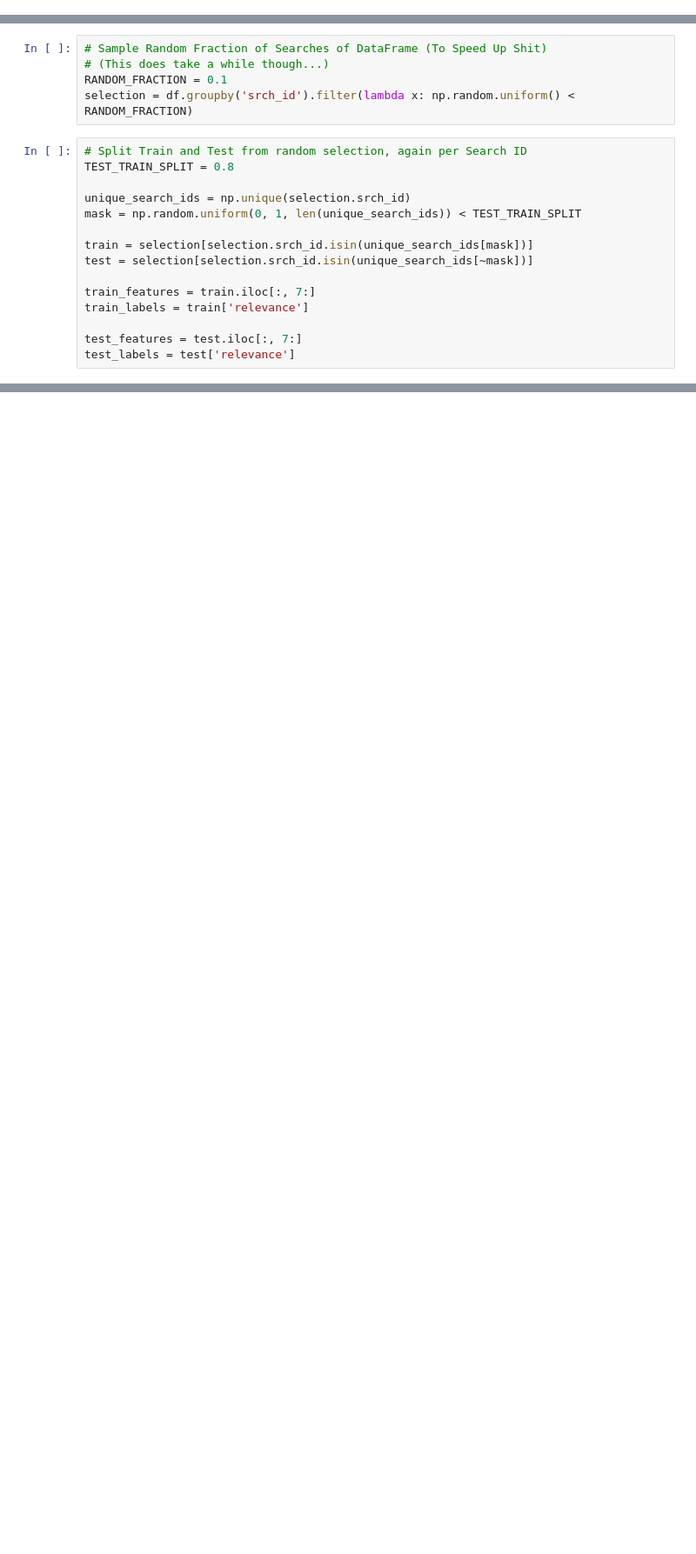
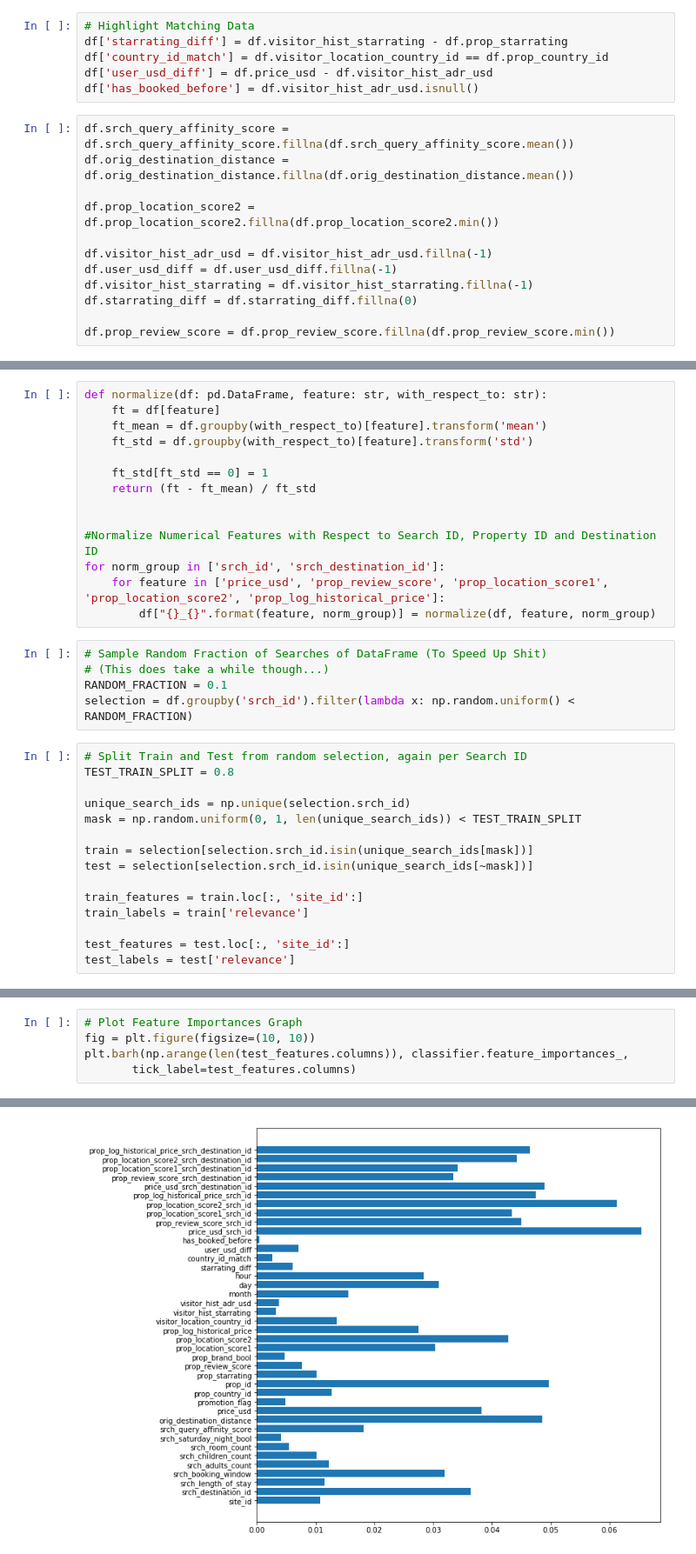
Before and after one commit to popoiopo/dataMining, a Jupyter notebook: Model_v3.ipynb, the cells around one changed output, grey strips where cells are left out. Shown at 87% size. Cells and saved outputs as stored; diff of their text form; blank space fills up the shorter version.

```diff
--- a/Model_v3.ipynb
+++ b/Model_v3.ipynb
@@ -117 +103,19 @@ visitor_hist_usd[np.isnan(visitor_hist_usd)] = -1
+# %%
+# Highlight Matching Data
+df['starrating_diff'] = df.visitor_hist_starrating - df.prop_starrating
+df['country_id_match'] = df.visitor_location_country_id == df.prop_country_id
+df['user_usd_diff'] = df.price_usd - df.visitor_hist_adr_usd
+df['has_booked_before'] = df.visitor_hist_adr_usd.isnull()
+# %%
+df.srch_query_affinity_score = df.srch_query_affinity_score.fillna(df.srch_query_affinity_score.mean())
+df.orig_destination_distance = df.orig_destination_distance.fillna(df.orig_destination_distance.mean())
+
+df.prop_location_score2 = df.prop_location_score2.fillna(df.prop_location_score2.min())
+
+df.visitor_hist_adr_usd = df.visitor_hist_adr_usd.fillna(-1)
+df.user_usd_diff = df.user_usd_diff.fillna(-1)
+df.visitor_hist_starrating = df.visitor_hist_starrating.fillna(-1)
+df.starrating_diff = df.starrating_diff.fillna(0)
+
+df.prop_review_score = df.prop_review_score.fillna(df.prop_review_score.min())
 # %%
@@ -143,3 +144,17 @@ random_bool                    :)
+# %%
+def normalize(df: pd.DataFrame, feature: str, with_respect_to: str):
+    ft = df[feature]
+    ft_mean = df.groupby(with_respect_to)[feature].transform('mean')
+    ft_std = df.groupby(with_respect_to)[feature].transform('std')
+
+    ft_std[ft_std == 0] = 1
+    return (ft - ft_mean) / ft_std
+
+
+#Normalize Numerical Features with Respect to Search ID, Property ID and Destination ID
+for norm_group in ['srch_id', 'srch_destination_id']:
+    for feature in ['price_usd', 'prop_review_score', 'prop_location_score1', 'prop_location_score2', 'prop_log_historical_price']:
+        df["{}_{}".format(feature, norm_group)] = normalize(df, feature, norm_group)
 # %%
 # Sample Random Fraction of Searches of DataFrame (To Speed Up Shit)
 # (This does take a while though...)
@@ -155,10 +170,10 @@ mask = np.random.uniform(0, 1, len(unique_search_ids)) < TEST_TRAIN_SPLIT
 train = selection[selection.srch_id.isin(unique_search_ids[mask])]
 test = selection[selection.srch_id.isin(unique_search_ids[~mask])]
 
-train_features = train.iloc[:, 7:]
+train_features = train.loc[:, 'site_id':]
 train_labels = train['relevance']
 
-test_features = test.iloc[:, 7:]
+test_features = test.loc[:, 'site_id':]
 test_labels = test['relevance']
 # %%
 from sklearn.ensemble import RandomForestRegressor
@@ -196,0 +209,6 @@ plt.barh(np.arange(len(test_features.columns)), classifier.feature_importances_,
+# %%
+# Plot Feature Importances Graph
+fig = plt.figure(figsize=(10, 10))
+plt.barh(np.arange(len(test_features.columns)), classifier.feature_importances_,
+       tick_label=test_features.columns)
+# %% [output]
@@ -196,0 +216 @@ plt.barh(np.arange(len(test_features.columns)), classifier.feature_importances_,
+[figure, added]
```
Also changed, not shown: parts of 7 cells of this notebook.
